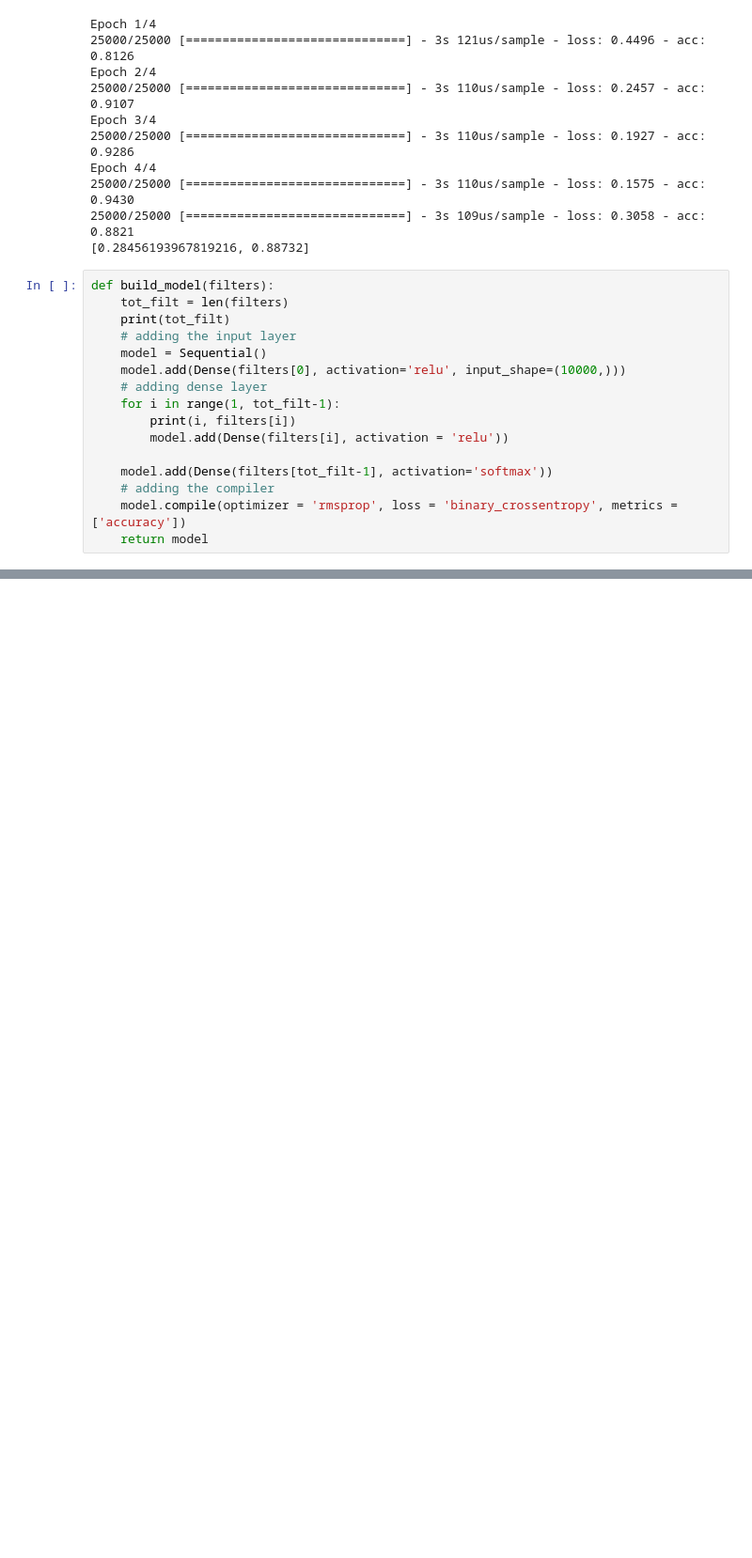
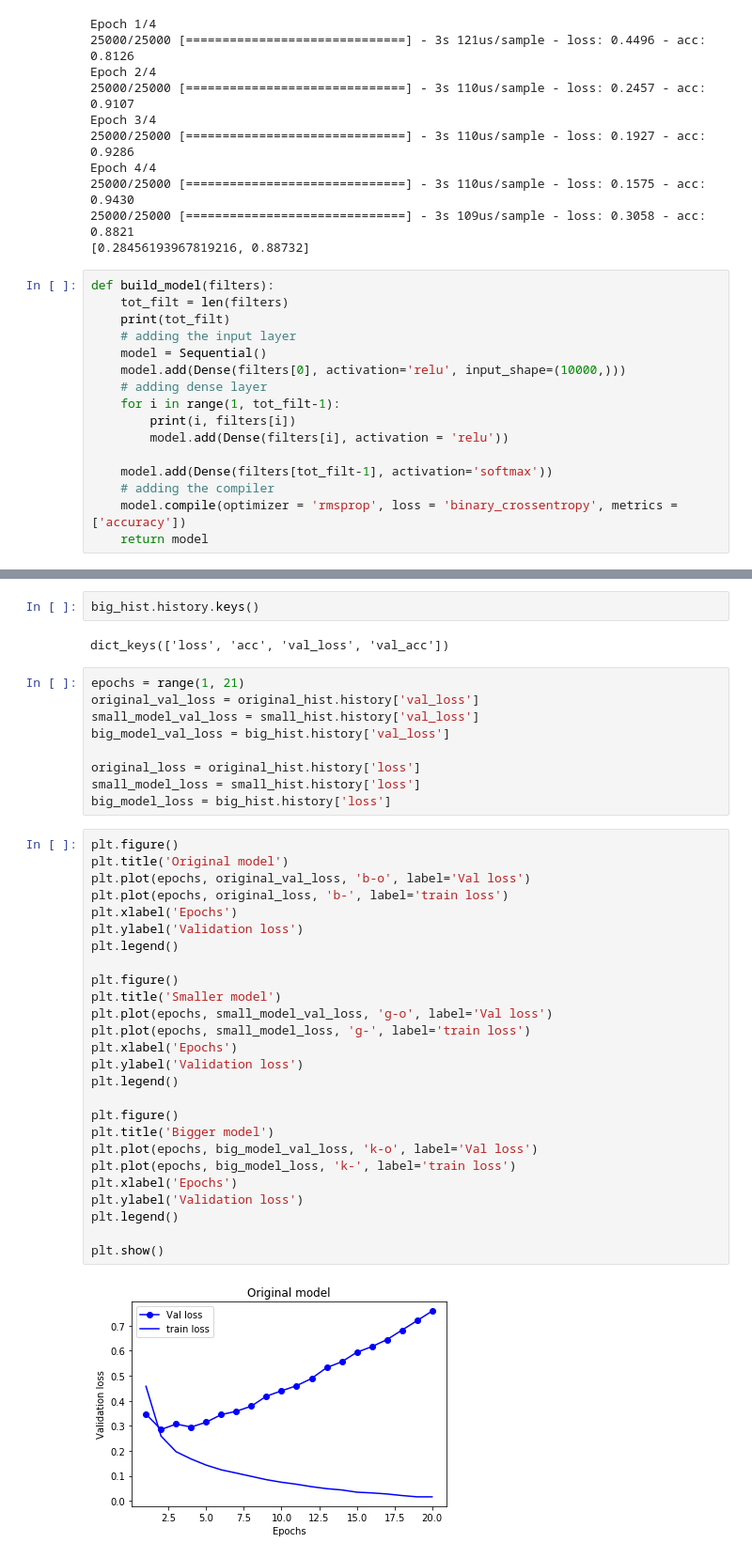
Before and after one commit to sidhant-guliani/Deep-learning-projects, a Jupyter notebook: 1_classifying_movie_reviews.ipynb, the cells around one changed output, grey strips where cells are left out. Shown at 94% size. Cells and saved outputs as stored; diff of their text form; blank space fills up the shorter version.

```diff
--- a/1_classifying_movie_reviews.ipynb
+++ b/1_classifying_movie_reviews.ipynb
@@ -387,0 +503,41 @@ _________________________________________________________________
+# %%
+big_hist.history.keys()
+# %% [output]
+dict_keys(['loss', 'acc', 'val_loss', 'val_acc'])
+# %%
+epochs = range(1, 21)
+original_val_loss = original_hist.history['val_loss']
+small_model_val_loss = small_hist.history['val_loss']
+big_model_val_loss = big_hist.history['val_loss']
+
+original_loss = original_hist.history['loss']
+small_model_loss = small_hist.history['loss']
+big_model_loss = big_hist.history['loss']
+# %%
+plt.figure()
+plt.title('Original model')
+plt.plot(epochs, original_val_loss, 'b-o', label='Val loss')
+plt.plot(epochs, original_loss, 'b-', label='train loss')
+plt.xlabel('Epochs')
+plt.ylabel('Validation loss')
+plt.legend()
+
+plt.figure()
+plt.title('Smaller model')
+plt.plot(epochs, small_model_val_loss, 'g-o', label='Val loss')
+plt.plot(epochs, small_model_loss, 'g-', label='train loss')
+plt.xlabel('Epochs')
+plt.ylabel('Validation loss')
+plt.legend()
+
+plt.figure()
+plt.title('Bigger model')
+plt.plot(epochs, big_model_val_loss, 'k-o', label='Val loss')
+plt.plot(epochs, big_model_loss, 'k-', label='train loss')
+plt.xlabel('Epochs')
+plt.ylabel('Validation loss')
+plt.legend()
+
+plt.show()
+# %% [output]
+[figure, added]
```
Also changed, not shown: parts of 23 cells of this notebook.
